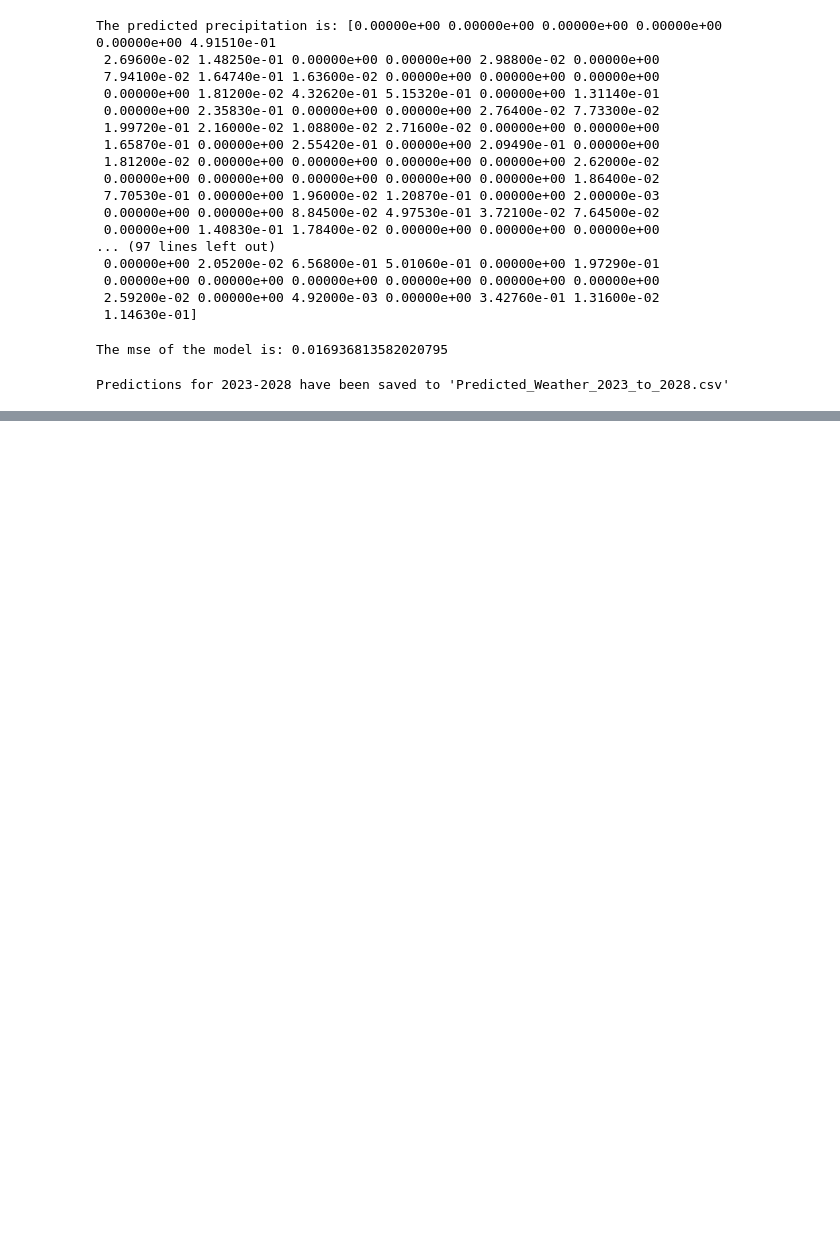
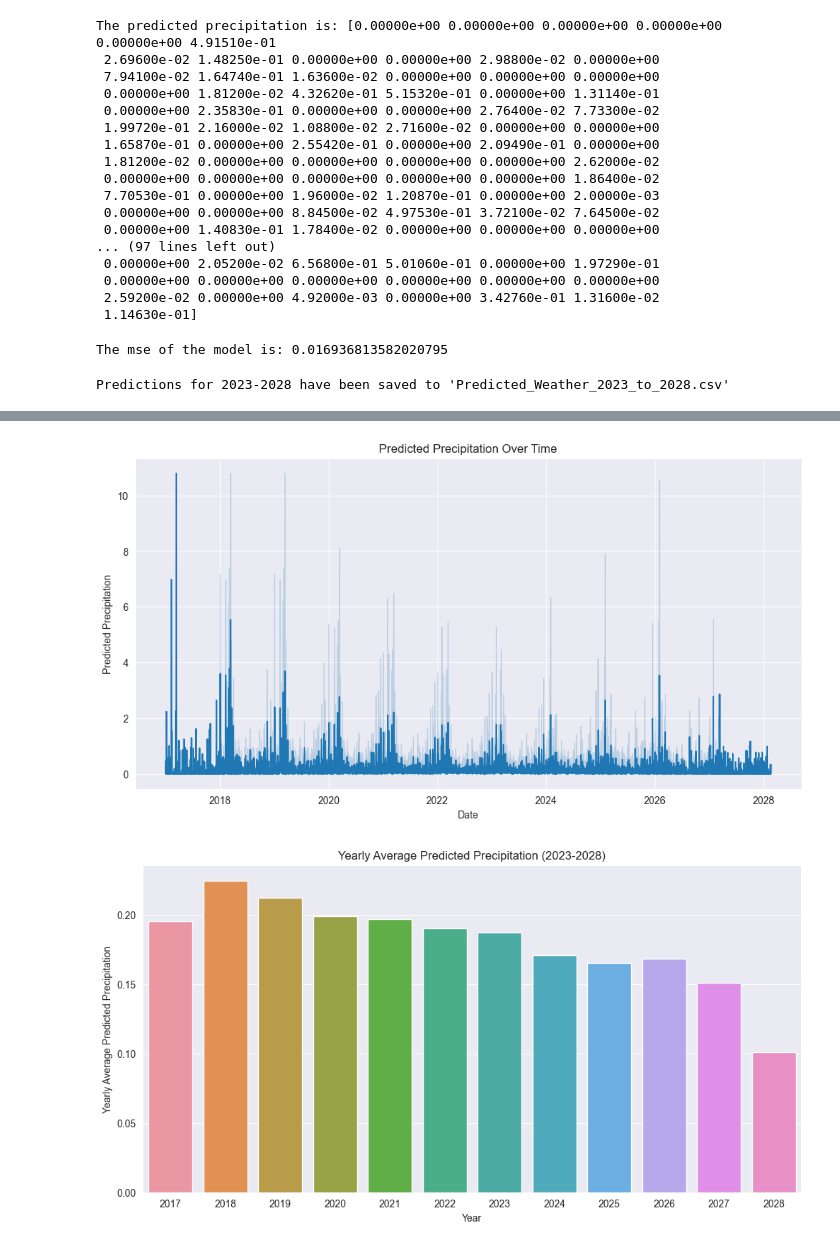
Before and after one commit to martinezjas/DS3000-Project, a Jupyter notebook: sunny-day-index.ipynb, the cells around one changed output, grey strips where cells are left out. Saved outputs shown, nothing was run; the diff lists cells and outputs as text; code cells hidden in the pictures; blank space fills up the shorter version.

```diff
--- a/sunny-day-index.ipynb
+++ b/sunny-day-index.ipynb
@@ -348,0 +398,26 @@ plt.show()
+# %%
+# Convert 'time' to pandas datetime format
+df_2028['time'] = pd.to_datetime(df_2028['time'])
+
+# Plot predicted precipitation over time
+plt.figure(figsize=(12, 6))
+sns.lineplot(x='time', y='predicted_precipitation', data=df_2028)
+plt.xlabel('Date')
+plt.ylabel('Predicted Precipitation')
+plt.title('Predicted Precipitation Over Time')
+plt.show()
+
+# Calculate yearly average predicted precipitation
+df_2028['year'] = df_2028['time'].dt.year
+yearly_avg_pred_precip = df_2028.groupby('year')['predicted_precipitation'].mean()
+
+# Plot yearly average predicted precipitation
+plt.figure(figsize=(12, 6))
+sns.barplot(x=yearly_avg_pred_precip.index, y=yearly_avg_pred_precip.values)
+plt.xlabel('Year')
+plt.ylabel('Yearly Average Predicted Precipitation')
+plt.title('Yearly Average Predicted Precipitation (2023-2028)')
+plt.show()
+# %% [output]
+[figure, added]
+[figure, added]
```
Also changed, not shown: parts of 10 cells of this notebook.
